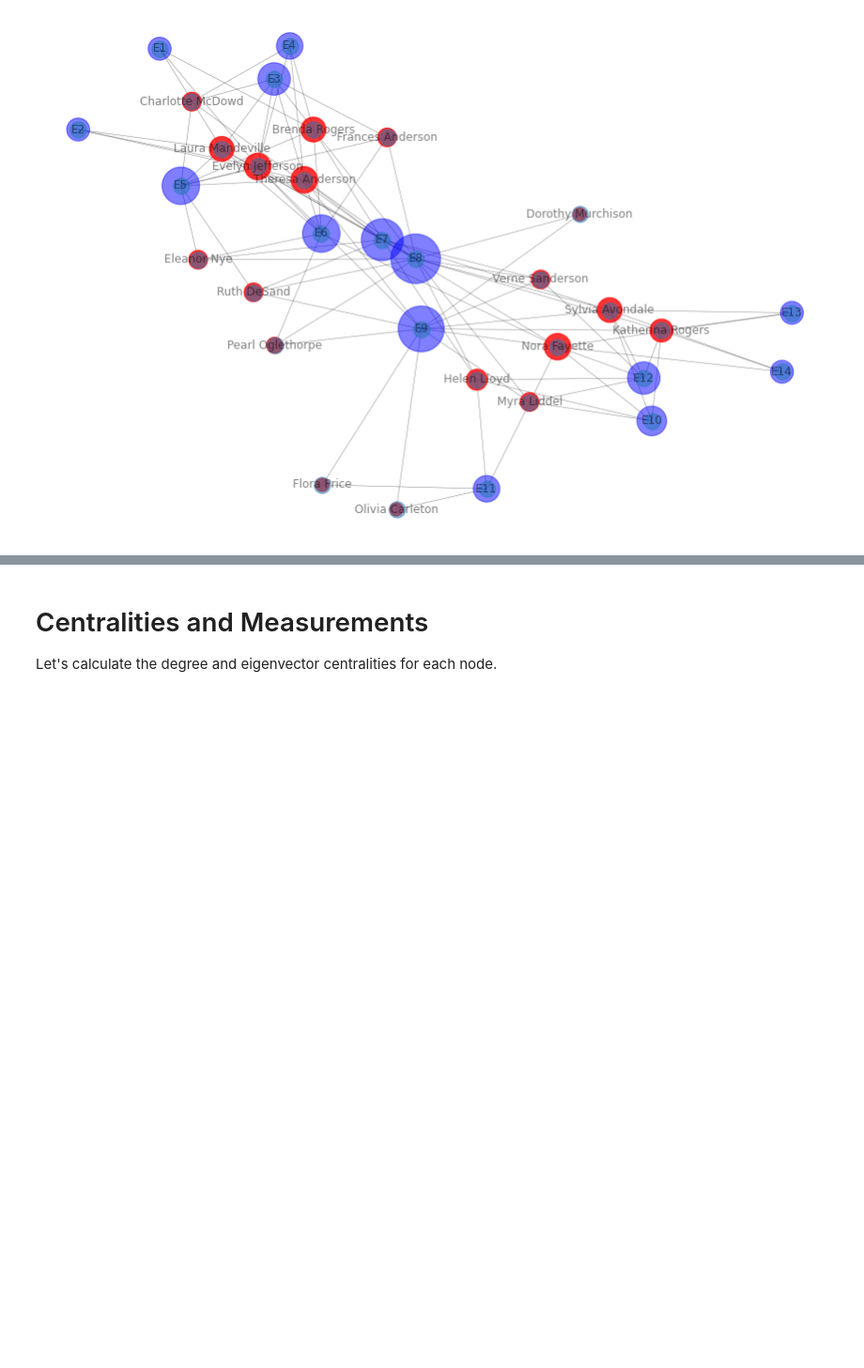
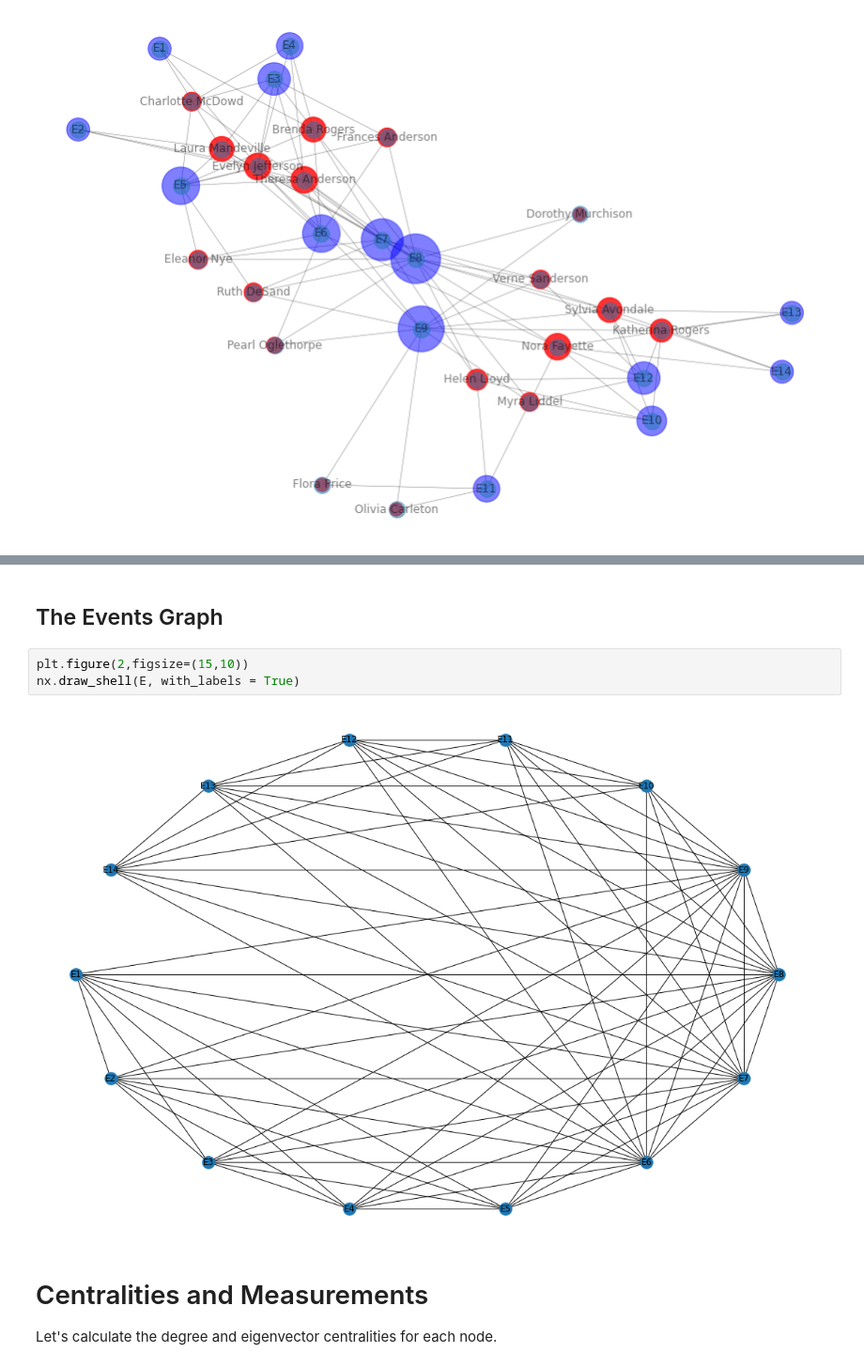
Before and after one commit to logicalschema/data620, a Jupyter notebook: Week6/Sung_Lee_Week_6_Assignment.ipynb, the cells around one changed output, grey strips where cells are left out. Shown at 94% size. Cells and saved outputs as stored; diff of their text form; blank space fills up the shorter version.

```diff
--- a/Week6/Sung_Lee_Week_6_Assignment.ipynb
+++ b/Week6/Sung_Lee_Week_6_Assignment.ipynb
@@ -133,3 +143,10 @@ E = bipartite.projected_graph(G, events)
+# %% [markdown]
+## The Events Graph
+# %%
+plt.figure(2,figsize=(15,10))
+nx.draw_shell(E, with_labels = True)
+# %% [output]
+[figure, added]
 # %% [markdown]
 # Centralities and Measurements
 
```
Also changed, not shown: parts of 5 cells of this notebook.
